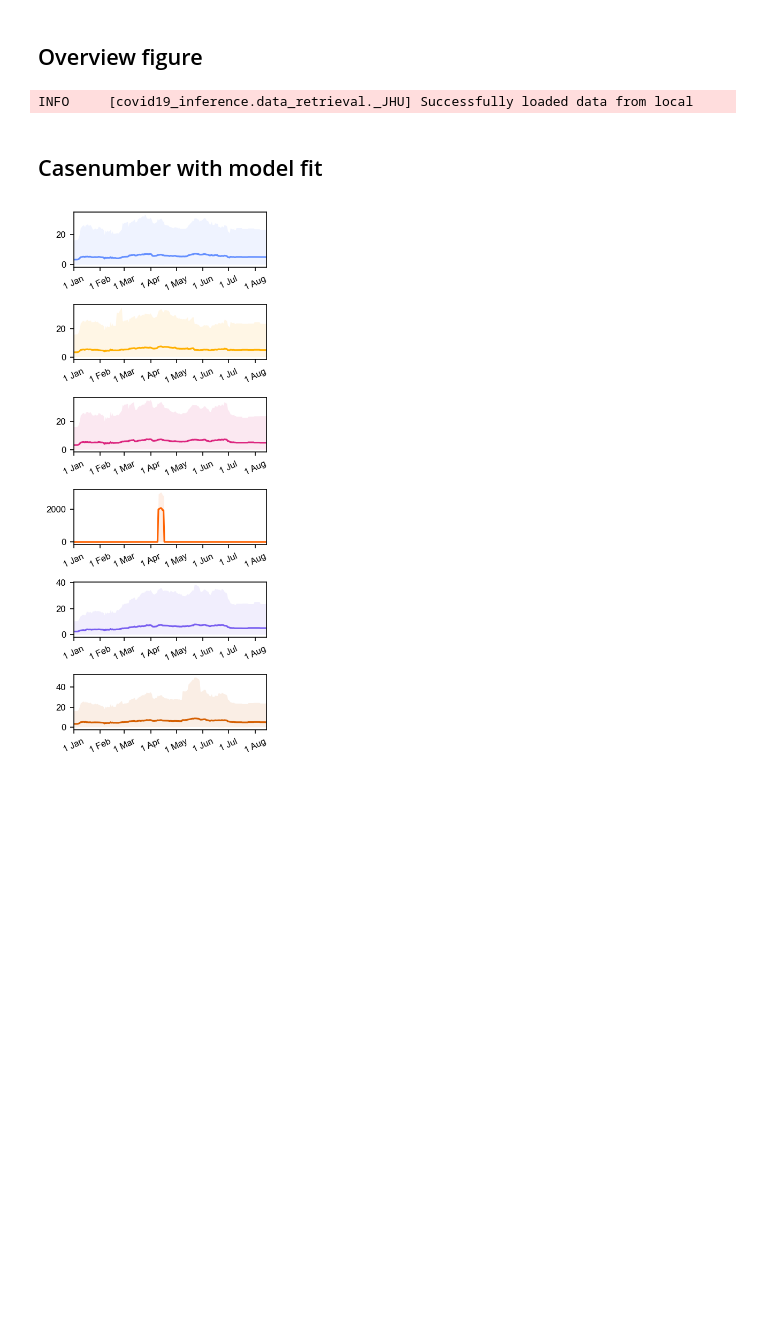
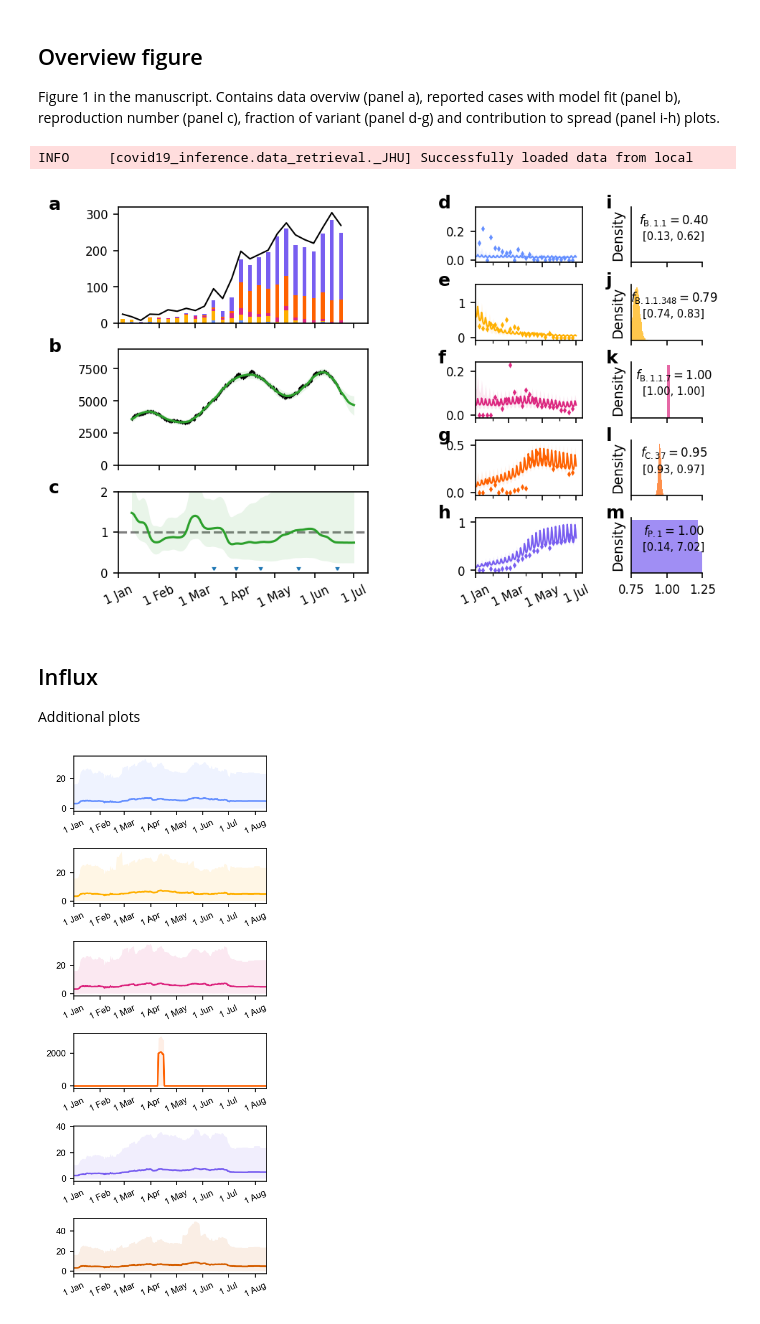
Before and after one commit to Priesemann-Group/covid19_variants_chile, a Jupyter notebook: create_plots.ipynb, the cells around one changed output. Drawn from its saved outputs; the diff is of its cells as text; code cells hidden in the pictures; blank space fills up the shorter version.

Commit message:
Added some comments to the plot script, also uploaded the old one in case we still need it.

```diff
--- a/create_plots.ipynb
+++ b/create_plots.ipynb
@@ -19,3 +31,5 @@ import pymc3 as pm
 # %% [markdown]
 ## Overview figure
+
+Figure 1 in the manuscript. Contains data overviw (panel a), reported cases with model fit (panel b), reproduction number (panel c), fraction of variant (panel d-g) and contribution to spread (panel i-h) plots.
 # %%
@@ -107,35 +104,33 @@ new_cases_obs = jhu.get_new(country="Chile",data_begin=variants.index[0],data_en
 # %% [output]
 INFO     [covid19_inference.data_retrieval._JHU] Successfully loaded data from local
-# %% [markdown]
-## Casenumber with model fit
 # %%
 """ Plot lambda and casenumbers
 """
 
+# Letters for panel indentification
 letters = ['a','b', 'c', 'd', 'e', 'f', 'g', 'h', 'i', 'j', 'k', 'l', 'm', 'n']
 pos_letter = (-0.35, 0.98)
 size_letter=12
 pos_letter_factor_first_col = 0.8
 weight_letter = 'bold'
 
+# Figure and gridspecs for the layout
 fig = plt.figure(figsize=(7,4.5))
-
 gs0 = fig.add_gridspec(1, 2, wspace=0.45,width_ratios = [1.1,1])
-
 gs00 = gs0[0].subgridspec(3, 1, height_ratios = [1,1,0.7], hspace=0.25)
 gs01 = gs0[1].subgridspec(5, 2, width_ratios = [1.5,1], wspace=0.55, hspace=0.4)
-# fig, axes = plt.subplots(3,1,figsize=(3.5,1.4*3), gridspec_kw={'height_ratios': [1,1, 0.7]})
+
 date_range = pd.date_range(model.sim_begin, model.sim_end)
 date_range_short = pd.date_range(model.data_begin, model.sim_end)
 offset_short = model.diff_data_sim + 7
 
 i_all = 0
-
 axes = []
 for i in range(3):
     axes.append(fig.add_subplot(gs00[i]))
 
-# Barplots
+""" Barplots (panel a)
+"""
 s=0
 for c in variants.columns:
     if c == "N_Total":
@@ -153,15 +148,15 @@ axes[0] = cov19.plot._timeseries(
     label="Total",
     lw=1
 )
-#axes[0].legend()
 axes[0].text(pos_letter[0]*pos_letter_factor_first_col, pos_letter[1], letters[i_all], transform=axes[0].transAxes, size=size_letter,  weight=weight_letter)
 i_all += 1
 
 
+""" Reported cases and model fit (panel b)
+"""
 # Calculate rolling average new_cases
 nc = posterior_to_array(trace,"new_cases")
 nc = pd.DataFrame(nc.T,index=pd.date_range(model.sim_begin,model.sim_end))
-
 
 # Plot new cases (real)
 cov19.plot._timeseries(
@@ -172,6 +167,7 @@ cov19.plot._timeseries(
     color="black",
     markersize=0.7
 )
+
 # Plot new cases (model)
 cov19.plot._timeseries(
     x=nc.index[offset_short:],
@@ -179,11 +175,14 @@ cov19.plot._timeseries(
     what="model",
     ax=axes[1]
 )
-#axes[1].set_ylabel("Number of cases")
+
 axes[1].set_ylim(0,9000)
 axes[1].text(pos_letter[0]*pos_letter_factor_first_col, pos_letter[1], letters[i_all], transform=axes[1].transAxes, size=size_letter,  weight=weight_letter)
 i_all += 1
 
+
+""" Reproduction number (panel c)
+"""
 R = posterior_to_array(trace,"base_lambda_t")
 f = posterior_to_array(trace,"f_v")
 unkn = posterior_to_array(trace,"unknown_lambda_t")
@@ -193,15 +192,14 @@ S_t = posterior_to_array(trace,"S_t")
 fact = S_t/model.N_population
 R_eff = np.exp(np.sum(np.log(R[:,:,None]*f[:,None,:])*fact[...,None]*tau_spread[:,:,:-1] + (np.log(unkn*R)*fact*tau_spread[:,:,-1])[:,:,None], axis=-1))
 
-
 cov19.plot._timeseries(
     x=date_range[offset_short:],
     y=R_eff[:,offset_short:],
     what="model",
     ax=axes[2]
 )
-#axes[2].set_ylabel("effective R", fontsize=10)
-axes[2].plot(date_range, np.ones(len(date_range)), color='grey')
+
+axes[2].axhline(1, color='tab:grey', ls="--", zorder=-1)
 axes[2].set_ylim(0,2)
 axes[2].plot([datetime(2021,3,15),
                datetime(2021,4,1),
@@ -211,8 +209,6 @@ axes[2].plot([datetime(2021,3,15),
             [0.1 for _ in range(5)], 'v')
 axes[2].text(pos_letter[0]*pos_letter_factor_first_col, pos_letter[1], letters[i_all], transform=axes[2].transAxes, size=size_letter,  weight=weight_letter)
 i_all += 1
-
-
 
 for i, ax in enumerate(axes):
     if i == 2:
@@ -224,10 +220,9 @@ for i, ax in enumerate(axes):
     ax.minorticks_off()
     _ = ax.set_xlim(model.data_begin-timedelta(days=3), model.data_end+timedelta(days=days_forecast))
 
-#fig.tight_layout()
-#fig.savefig(f"./figures/1_lambda+cases{postfix_for_plots}.png",dpi=300)
-#fig.savefig(f"./figures/1_lambda+cases{postfix_for_plots}.pdf",dpi=300)
 
+""" Fraction plots (panel d-g)
+"""
 axes = []
 for i in range(5):
     axes.append(fig.add_subplot(gs01[i,0]))
@@ -260,11 +255,8 @@ for v, variant in enumerate(variant_names[:5]):
             color=colors[variant],
             markersize=1.5,
         )
-    #ax.set_title(variant)
-
 
 for i, ax in enumerate(axes):
-
     ax.xaxis.set_major_locator(matplotlib.dates.MonthLocator(bymonth=[1+2*i for i in range(6)],bymonthday=1))
     ax.xaxis.set_minor_locator(matplotlib.dates.MonthLocator(bymonth=[0+2*i for i in range(6)],bymonthday=1))
     if i == 4:
@@ -272,52 +264,53 @@ for i, ax in enumerate(axes):
         ax.xaxis.set_major_formatter(date_form)
     else:
         ax.set_xticklabels("")
-    #ax.minorticks_off()
     _ = ax.set_xlim(model.data_begin-timedelta(days=3), model.data_end+timedelta(days=days_forecast))
 
     ax.text(pos_letter[0], pos_letter[1], letters[i_all], transform=ax.transAxes, size=size_letter,  weight=weight_letter)
     i_all += 1
-    #
-    #ax.set_ylabel(r"$\tau$")
 
 
 axes = []
 for i in range(5):
     axes.append(fig.add_subplot(gs01[i,1]))
 
-    # Get data from trace and sample prior
+
+""" Contribution to spread (panel i-m)
+"""
 f = posterior_to_array(trace,"f_v")
-#prior_f = pm.sample_prior_predictive(
-#    samples=1000, model=model, var_names=["f_v"]
-#)["f_v"]
+
 
 fixed = "B.1.1.7"
-off = 0 # offset
+off = 0 #offset
 
 for v, variant in enumerate(variant_names[:-1]):
     axes[v].set_xlim(0.75,1.25)
     rcParams.color_posterior = colors[variant]
     pl._distribution(
         array_posterior=f[:, v] if not variant == fixed else 1,
         array_prior= None,
         dist_name="f_v",
         dist_math="f",
         suffix=f"{{\\mathrm{{{variant}}} }}",
         ax=axes[v],
         fontsize_median=8,
         fontsize_CI=7,
     )
     if not v == 4:
         axes[v].set_xticklabels("")
     axes[v].set_ylabel(r"Density")
     axes[v].set_yticks([])
     axes[v].text(pos_letter[0], pos_letter[1], letters[i_all], transform=axes[v].transAxes, size=size_letter,  weight=weight_letter)
     i_all += 1
 
-    #axes[v-off].set_title(variant)
-    #axes[v-off].set_ylabel("Density")
 fig.savefig(f"figures/Figure_1_{postfix_for_plots}.png",dpi=300)
 fig.savefig(f"figures/Figure_1_{postfix_for_plots}.pdf",dpi=300)
+# %% [output]
+[figure, added]
+# %% [markdown]
+## Influx
+
+Additional plots
 # %%
 fig, axes = plt.subplots(6,1,figsize=(3,1.4*5))
 Phi = posterior_to_array(trace,"Phi")
```
Also changed, not shown: parts of 5 cells of this notebook, 5 other files.
